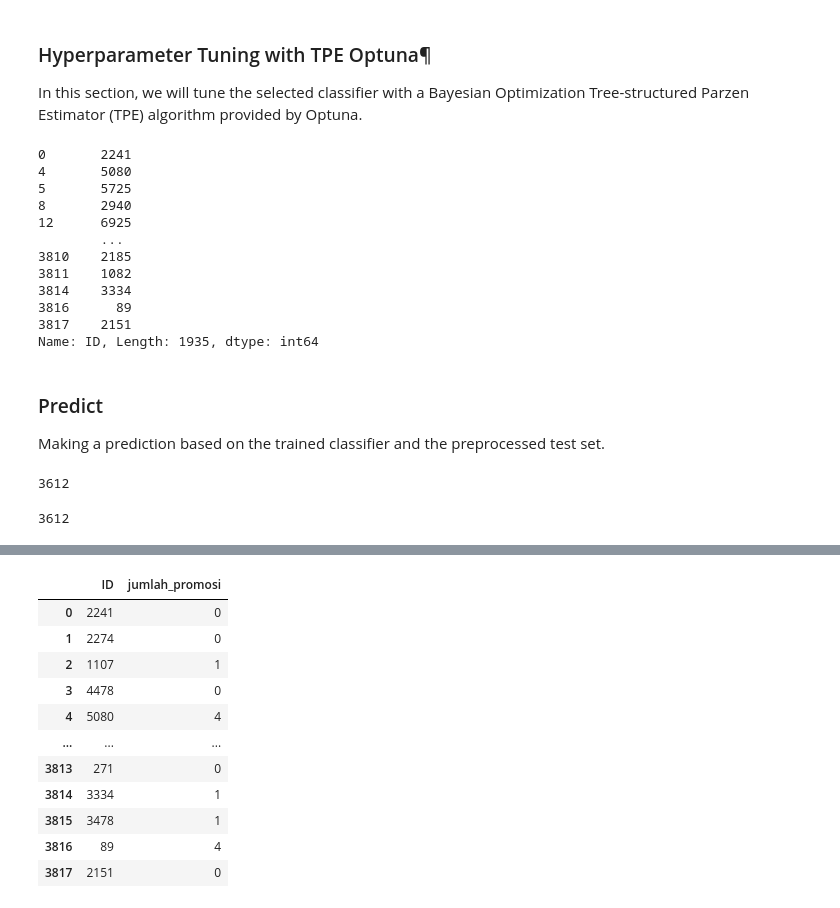
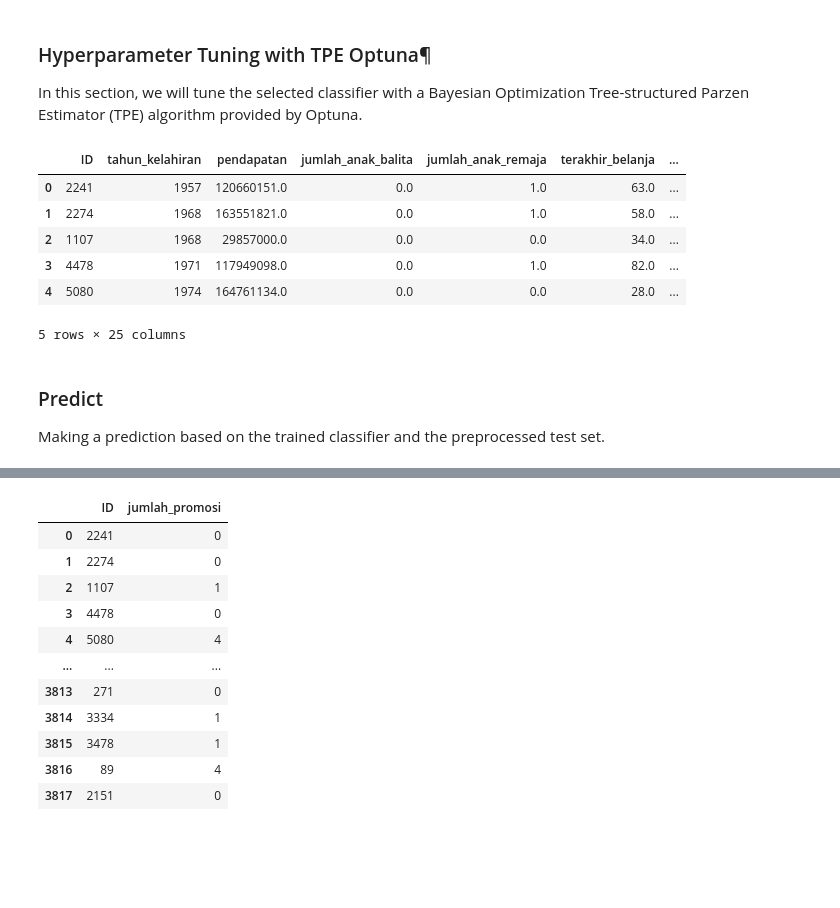
Before and after one commit to amjadadhie/FindIT, a Jupyter notebook: notebook.ipynb, the cells around one changed output, grey strips where cells are left out. Cells and saved outputs as stored; diff of their text form; code cells hidden in the pictures; blank space fills up the shorter version.

```diff
--- a/notebook.ipynb
+++ b/notebook.ipynb
@@ -1381,26 +1189,16 @@ def objective(trial):
 # %%
 # Train a model with the best hyperparameters and evaluate its performance on the test data
 
 # best_clf = train_clf(X_train_smp, y_train_smp, **study.best_params)
+test_all.head()
+# %% [output]
+|  | ID | tahun_kelahiran | pendapatan | jumlah_anak_balita | jumlah_anak_remaja | terakhir_belanja | ... |
+| 0 | 2241 | 1957 | 120660151.0 | 0.0 | 1.0 | 63.0 | ... |
+| 1 | 2274 | 1968 | 163551821.0 | 0.0 | 1.0 | 58.0 | ... |
+| 2 | 1107 | 1968 | 29857000.0 | 0.0 | 0.0 | 34.0 | ... |
+| 3 | 4478 | 1971 | 117949098.0 | 0.0 | 1.0 | 82.0 | ... |
+| 4 | 5080 | 1974 | 164761134.0 | 0.0 | 0.0 | 28.0 | ... |
+5 rows × 25 columns
-# %%
-test_sarjana['ID']
-# %% [output]
-0       2241
-4       5080
-5       5725
-8       2940
-12      6925
-        ...
-3810    2185
-3811    1082
-3814    3334
-3816      89
-3817    2151
-Name: ID, Length: 1935, dtype: int64
 # %% [markdown]
 ### Predict
 Making a prediction based on the trained classifier and the preprocessed test set.
-# %%
-len(test_sma) + len(test_smp) + len(test_sarjana) + len(test_magister) + len(test_doktor)
-# %% [output]
-3612
@@ -1435,4 +1204,0 @@ y_pred_val = clf_all.predict(test_val)
-# %%
-len(test_sma) + len(test_smp) + len(test_sarjana) + len(test_magister) + len(test_doktor)
-# %% [output]
-3612
```
Also changed, not shown: parts of 32 cells of this notebook, 13 other files.
